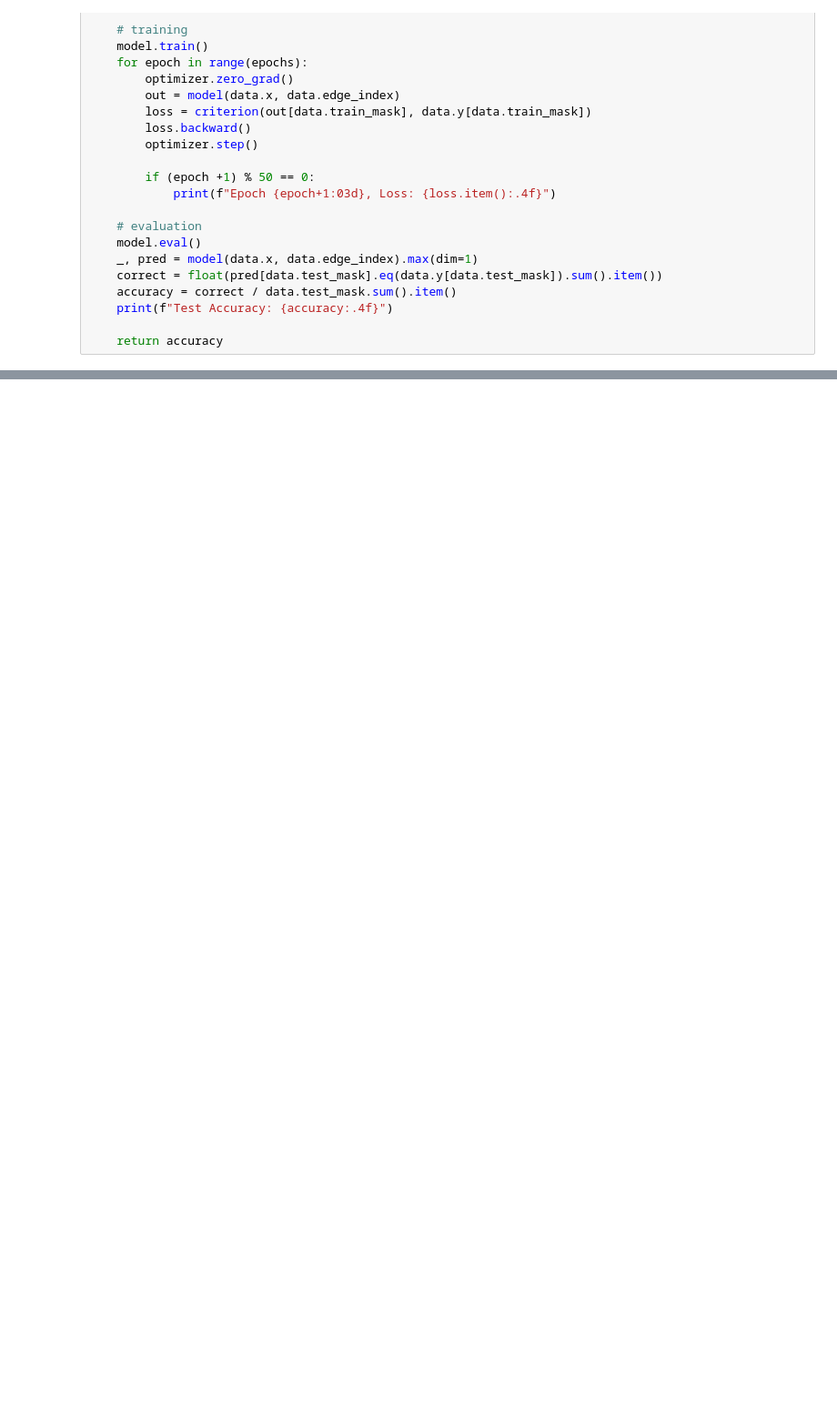
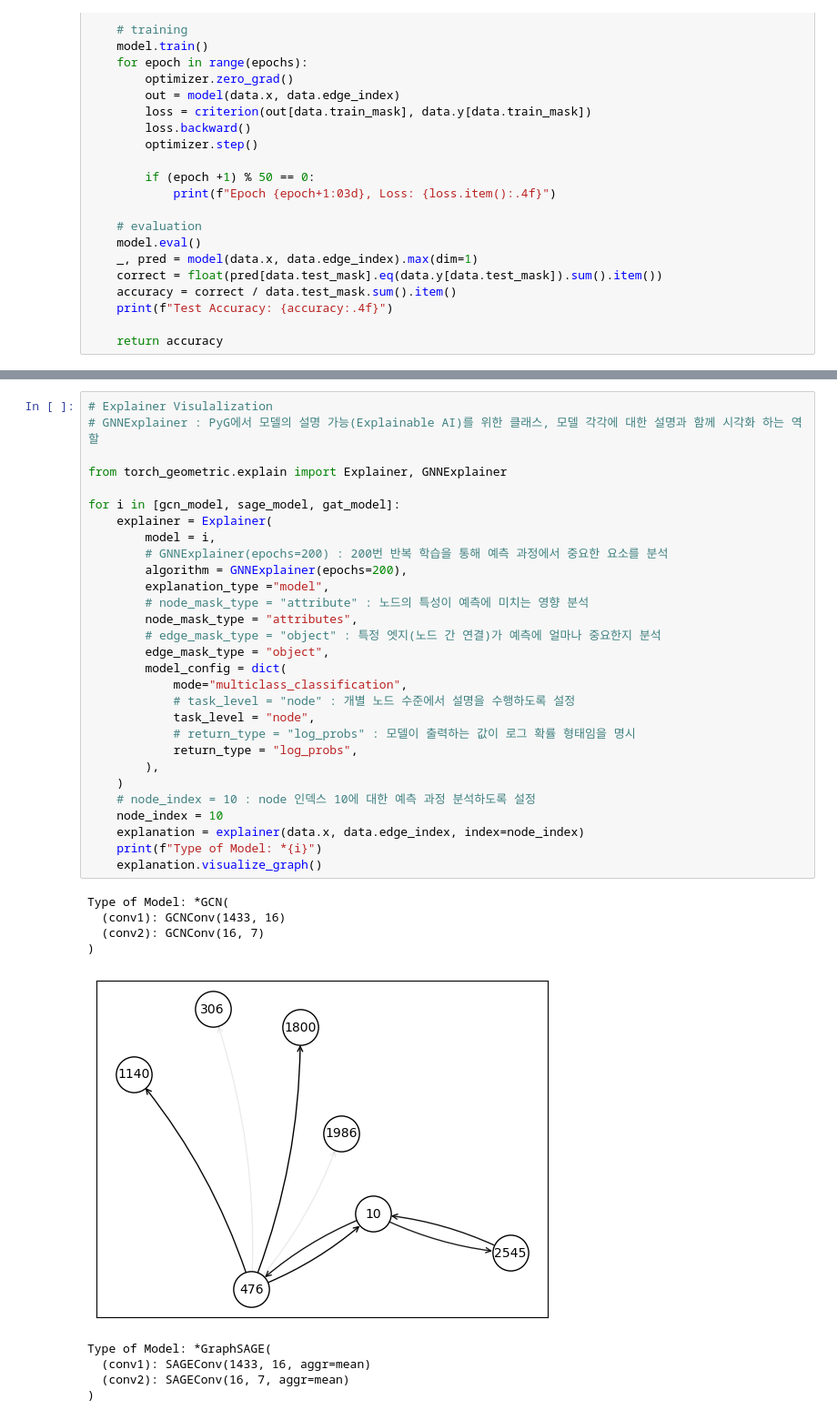
Before and after one commit to DeokhyeonYoon/GNN_Tutorial, a Jupyter notebook: Step4_Graph_Neural_Network.ipynb, the cells around one changed output, grey strips where cells are left out. Shown at 91% size. Cells and saved outputs as stored; diff of their text form; blank space fills up the shorter version.

```diff
--- a/Step4_Graph_Neural_Network.ipynb
+++ b/Step4_Graph_Neural_Network.ipynb
@@ -908,0 +911,39 @@ GAT Accuracy: 0.7760
+# %%
+# Explainer Visulalization
+# GNNExplainer : PyG에서 모델의 설명 가능(Explainable AI)를 위한 클래스, 모델 각각에 대한 설명과 함께 시각화 하는 역할
+
+from torch_geometric.explain import Explainer, GNNExplainer
+
+for i in [gcn_model, sage_model, gat_model]:
+    explainer = Explainer(
+        model = i,
+        # GNNExplainer(epochs=200) : 200번 반복 학습을 통해 예측 과정에서 중요한 요소를 분석
+        algorithm = GNNExplainer(epochs=200),
+        explanation_type ="model",
+        # node_mask_type = "attribute" : 노드의 특성이 예측에 미치는 영향 분석
+        node_mask_type = "attributes",
+        # edge_mask_type = "object" : 특정 엣지(노드 간 연결)가 예측에 얼마나 중요한지 분석
+        edge_mask_type = "object",
+        model_config = dict(
+            mode="multiclass_classification",
+            # task_level = "node" : 개별 노드 수준에서 설명을 수행하도록 설정
+            task_level = "node",
+            # return_type = "log_probs" : 모델이 출력하는 값이 로그 확률 형태임을 명시
+            return_type = "log_probs",
+        ),
+    )
+    # node_index = 10 : node 인덱스 10에 대한 예측 과정 분석하도록 설정
+    node_index = 10
+    explanation = explainer(data.x, data.edge_index, index=node_index)
+    print(f"Type of Model: *{i}")
+    explanation.visualize_graph()
+# %% [output]
+Type of Model: *GCN(
+  (conv1): GCNConv(1433, 16)
+  (conv2): GCNConv(16, 7)
+)
+[figure, added]
+Type of Model: *GraphSAGE(
+  (conv1): SAGEConv(1433, 16, aggr=mean)
+  (conv2): SAGEConv(16, 7, aggr=mean)
+)
```
Also changed, not shown: parts of 3 cells of this notebook, 1 other file.
